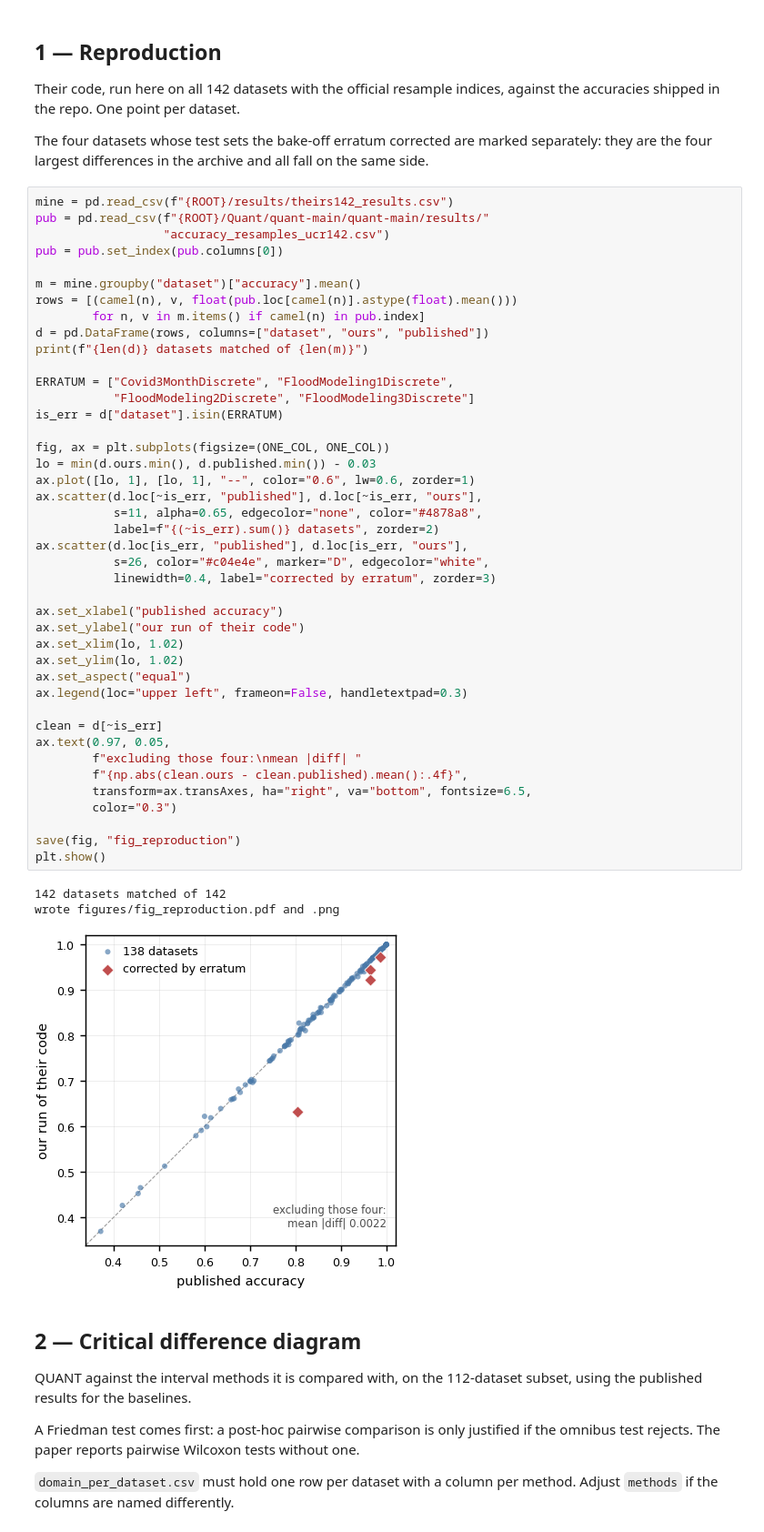
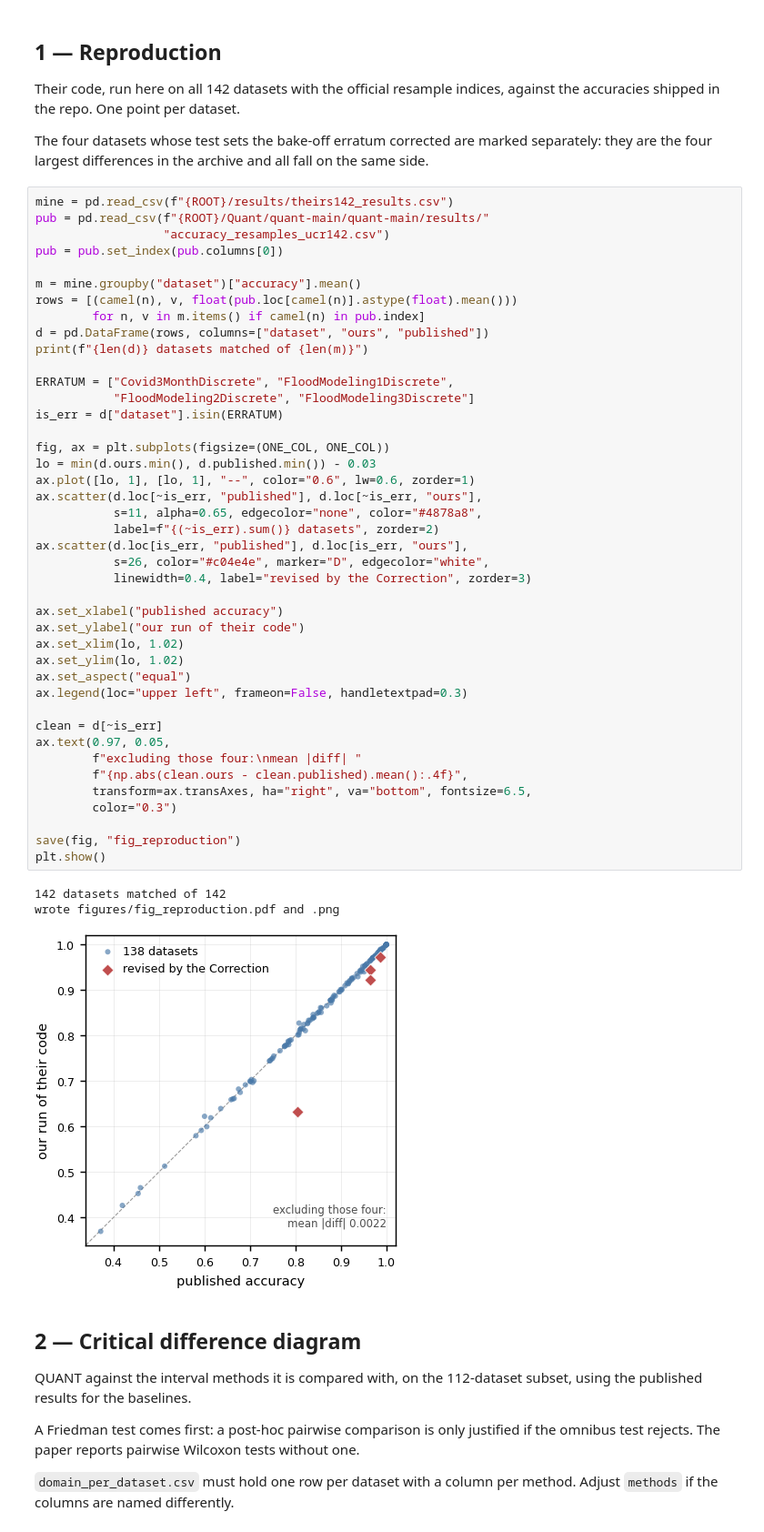
Before and after one commit to leabanovac224055/quant-reproduction-and-extensions, a Jupyter notebook: notebooks/report_figures.ipynb, the cells around one changed output. Shown at 91% size. Drawn from its saved outputs; the diff is of its cells as text.

```diff
--- a/notebooks/report_figures.ipynb
+++ b/notebooks/report_figures.ipynb
@@ -106,35 +106,35 @@ ERRATUM = ["Covid3MonthDiscrete", "FloodModeling1Discrete",
 is_err = d["dataset"].isin(ERRATUM)
 
 fig, ax = plt.subplots(figsize=(ONE_COL, ONE_COL))
 lo = min(d.ours.min(), d.published.min()) - 0.03
 ax.plot([lo, 1], [lo, 1], "--", color="0.6", lw=0.6, zorder=1)
 ax.scatter(d.loc[~is_err, "published"], d.loc[~is_err, "ours"],
            s=11, alpha=0.65, edgecolor="none", color="#4878a8",
            label=f"{(~is_err).sum()} datasets", zorder=2)
 ax.scatter(d.loc[is_err, "published"], d.loc[is_err, "ours"],
            s=26, color="#c04e4e", marker="D", edgecolor="white",
-           linewidth=0.4, label="corrected by erratum", zorder=3)
+           linewidth=0.4, label="revised by the Correction", zorder=3)
 
 ax.set_xlabel("published accuracy")
 ax.set_ylabel("our run of their code")
 ax.set_xlim(lo, 1.02)
 ax.set_ylim(lo, 1.02)
 ax.set_aspect("equal")
 ax.legend(loc="upper left", frameon=False, handletextpad=0.3)
 
 clean = d[~is_err]
 ax.text(0.97, 0.05,
         f"excluding those four:\nmean |diff| "
         f"{np.abs(clean.ours - clean.published).mean():.4f}",
         transform=ax.transAxes, ha="right", va="bottom", fontsize=6.5,
         color="0.3")
 
 save(fig, "fig_reproduction")
 plt.show()
 # %% [output]
 142 datasets matched of 142
 wrote figures/fig_reproduction.pdf and .png
-[figure, old version]
+[figure, new version]
 # %% [markdown]
 ## 2 — Critical difference diagram
 
```
Also changed, not shown: parts of 1 cell of this notebook, 11 other files.
